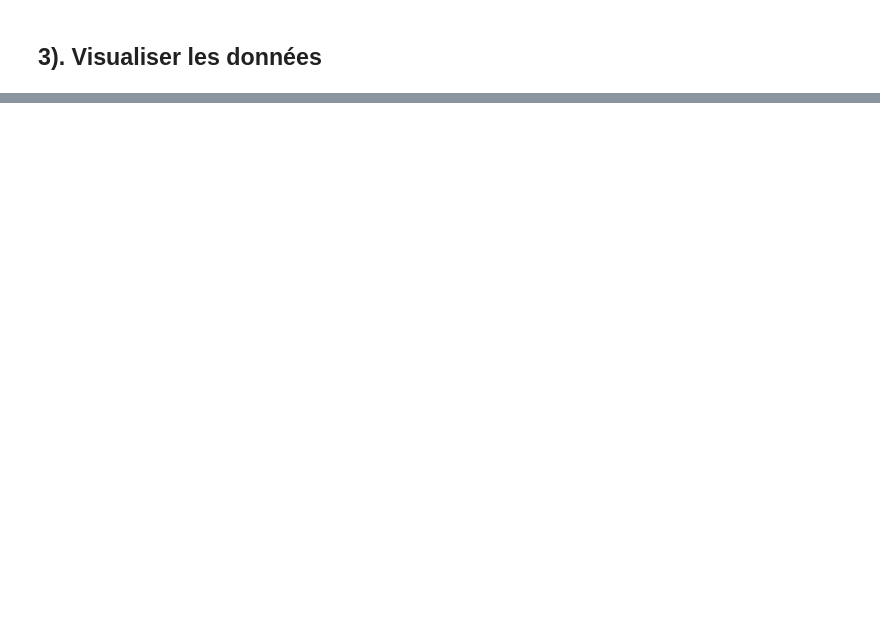
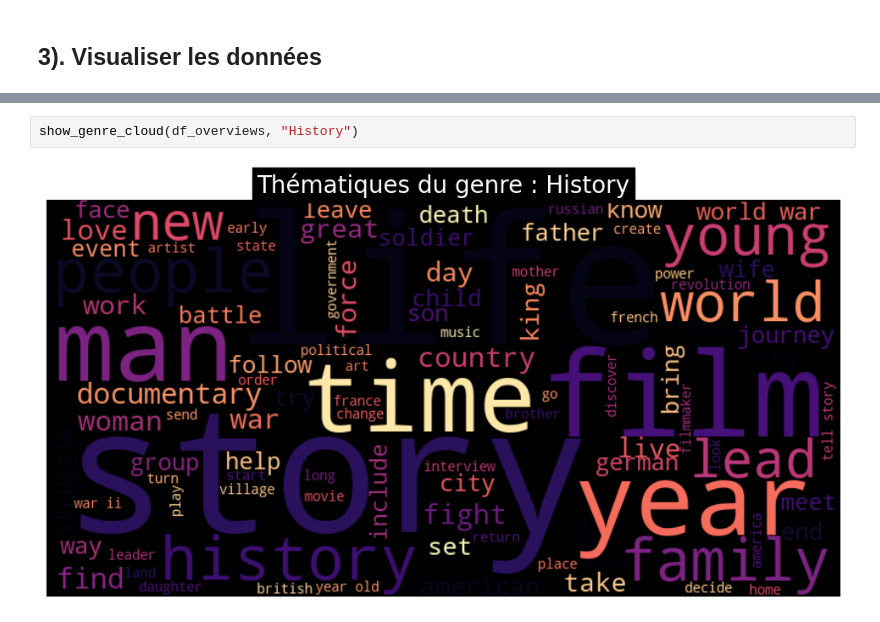
Before and after one commit to enzo-joly/projet_python_films, a Jupyter notebook: Data processing/overview_nlp_analysis.ipynb, the cells around one changed output, grey strips where cells are left out. Cells and saved outputs as stored; diff of their text form; blank space fills up the shorter version.

```diff
--- a/Data processing/overview_nlp_analysis.ipynb
+++ b/Data processing/overview_nlp_analysis.ipynb
@@ -86,0 +181,4 @@ def preprocess_text(text):
+# %%
+show_genre_cloud(df_overviews, "History")
+# %% [output]
+[figure, added]
```
Also changed, not shown: parts of 26 cells of this notebook.
